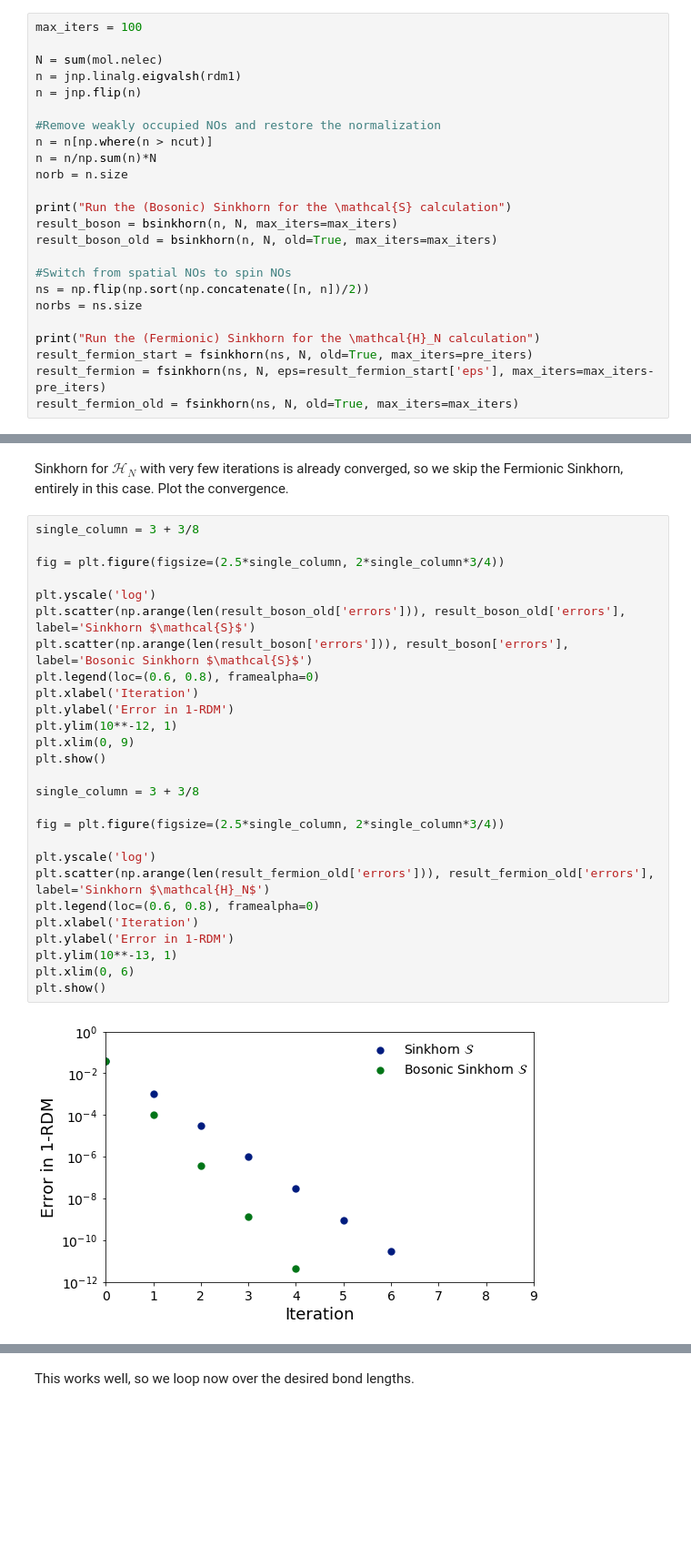
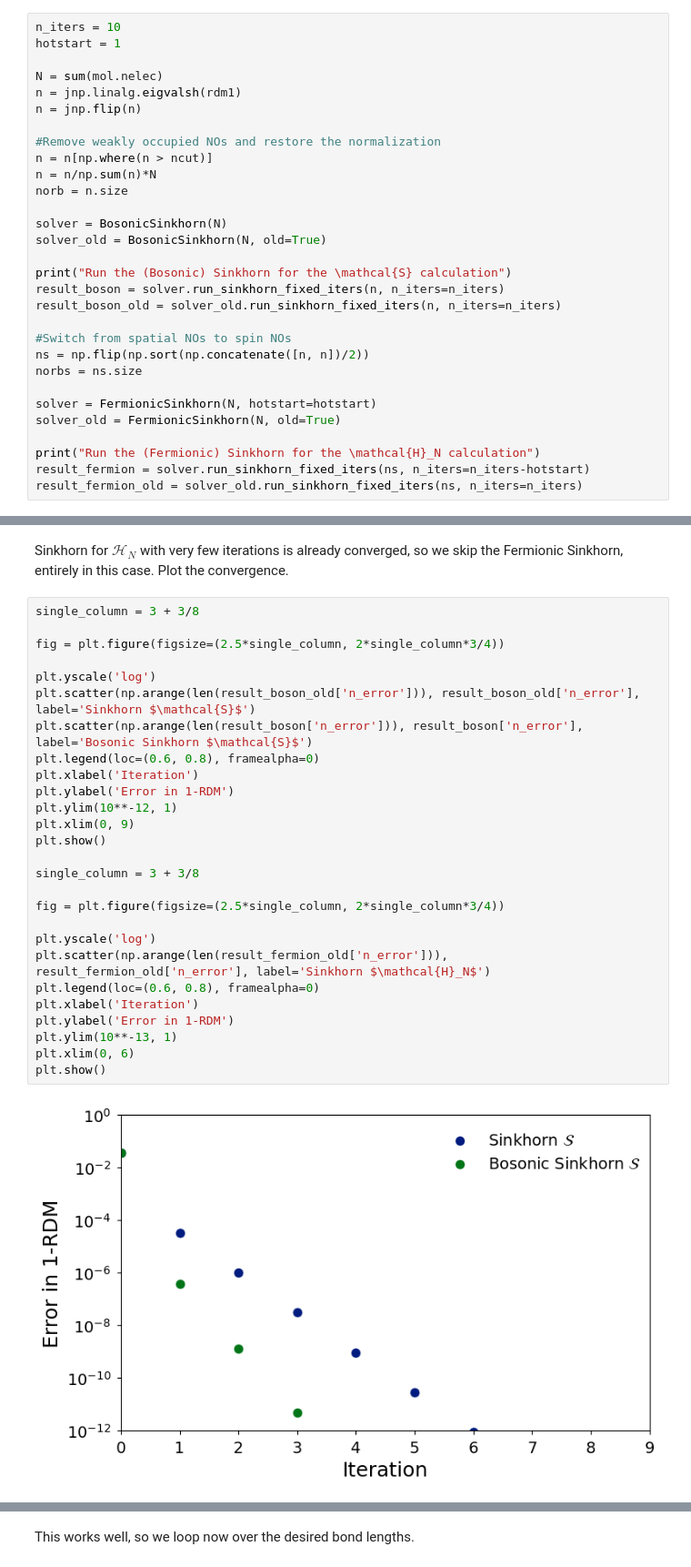
Before and after one commit to DerkKooi/bfsinkhorn, a Jupyter notebook: figures/H2_singlet.ipynb, the cells around one changed output, grey strips where cells are left out. Shown: that part at 91% size. Cells and saved outputs as stored; diff of their text form; blank space fills up the shorter version.

```diff
--- a/figures/H2_singlet.ipynb
+++ b/figures/H2_singlet.ipynb
@@ -101,7 +119,8 @@ CISD energy from 2-RDM in NO basis -1.1738674494479606
 # %% [markdown]
 We then check whether the algorithm works for $\mathcal{S}$ (Bosonic Sinkhorn) and $\mathcal{H}_N$ (Fermionic Sinkhorn) at equilibrium geometry.
 # %%
-max_iters = 100
+n_iters = 10
+hotstart = 1
 
 N = sum(mol.nelec)
 n = jnp.linalg.eigvalsh(rdm1)
@@ -112,16 +131,21 @@ n = n[np.where(n > ncut)]
 n = n/np.sum(n)*N
 norb = n.size
 
+solver = BosonicSinkhorn(N)
+solver_old = BosonicSinkhorn(N, old=True)
+
 print("Run the (Bosonic) Sinkhorn for the \mathcal{S} calculation")
-result_boson = bsinkhorn(n, N, max_iters=max_iters)
-result_boson_old = bsinkhorn(n, N, old=True, max_iters=max_iters)
+result_boson = solver.run_sinkhorn_fixed_iters(n, n_iters=n_iters)
+result_boson_old = solver_old.run_sinkhorn_fixed_iters(n, n_iters=n_iters)
 
 #Switch from spatial NOs to spin NOs
 ns = np.flip(np.sort(np.concatenate([n, n])/2))
 norbs = ns.size
 
+solver = FermionicSinkhorn(N, hotstart=hotstart)
+solver_old = FermionicSinkhorn(N, old=True)
+
 print("Run the (Fermionic) Sinkhorn for the \mathcal{H}_N calculation")
-result_fermion_start = fsinkhorn(ns, N, old=True, max_iters=pre_iters)
-result_fermion = fsinkhorn(ns, N, eps=result_fermion_start['eps'], max_iters=max_iters-pre_iters)
-result_fermion_old = fsinkhorn(ns, N, old=True, max_iters=max_iters)
+result_fermion = solver.run_sinkhorn_fixed_iters(ns, n_iters=n_iters-hotstart)
+result_fermion_old = solver_old.run_sinkhorn_fixed_iters(ns, n_iters=n_iters)
 # %% [output]
@@ -148,29 +156,29 @@ Sinkhorn for $\mathcal{H}_N$ with very few iterations is already converged, so w
 # %%
 single_column = 3 + 3/8
 
 fig = plt.figure(figsize=(2.5*single_column, 2*single_column*3/4))
 
 plt.yscale('log')
-plt.scatter(np.arange(len(result_boson_old['errors'])), result_boson_old['errors'], label='Sinkhorn $\mathcal{S}$')
-plt.scatter(np.arange(len(result_boson['errors'])), result_boson['errors'], label='Bosonic Sinkhorn $\mathcal{S}$')
+plt.scatter(np.arange(len(result_boson_old['n_error'])), result_boson_old['n_error'], label='Sinkhorn $\mathcal{S}$')
+plt.scatter(np.arange(len(result_boson['n_error'])), result_boson['n_error'], label='Bosonic Sinkhorn $\mathcal{S}$')
 plt.legend(loc=(0.6, 0.8), framealpha=0)
 plt.xlabel('Iteration')
 plt.ylabel('Error in 1-RDM')
 plt.ylim(10**-12, 1)
 plt.xlim(0, 9)
 plt.show()
 
 single_column = 3 + 3/8
 
 fig = plt.figure(figsize=(2.5*single_column, 2*single_column*3/4))
 
 plt.yscale('log')
-plt.scatter(np.arange(len(result_fermion_old['errors'])), result_fermion_old['errors'], label='Sinkhorn $\mathcal{H}_N$')
+plt.scatter(np.arange(len(result_fermion_old['n_error'])), result_fermion_old['n_error'], label='Sinkhorn $\mathcal{H}_N$')
 plt.legend(loc=(0.6, 0.8), framealpha=0)
 plt.xlabel('Iteration')
 plt.ylabel('Error in 1-RDM')
 plt.ylim(10**-13, 1)
 plt.xlim(0, 6)
 plt.show()
 # %% [output]
-[figure, old version]
+[figure, new version]
```
Also changed, not shown: parts of 11 cells of this notebook, 15 other files.
